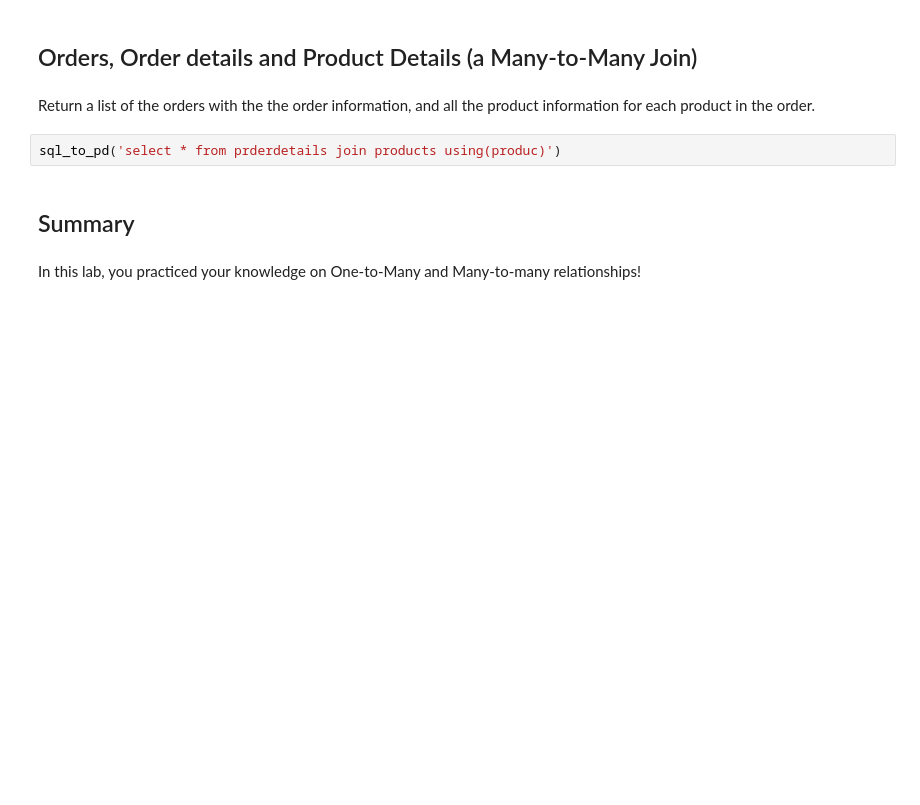
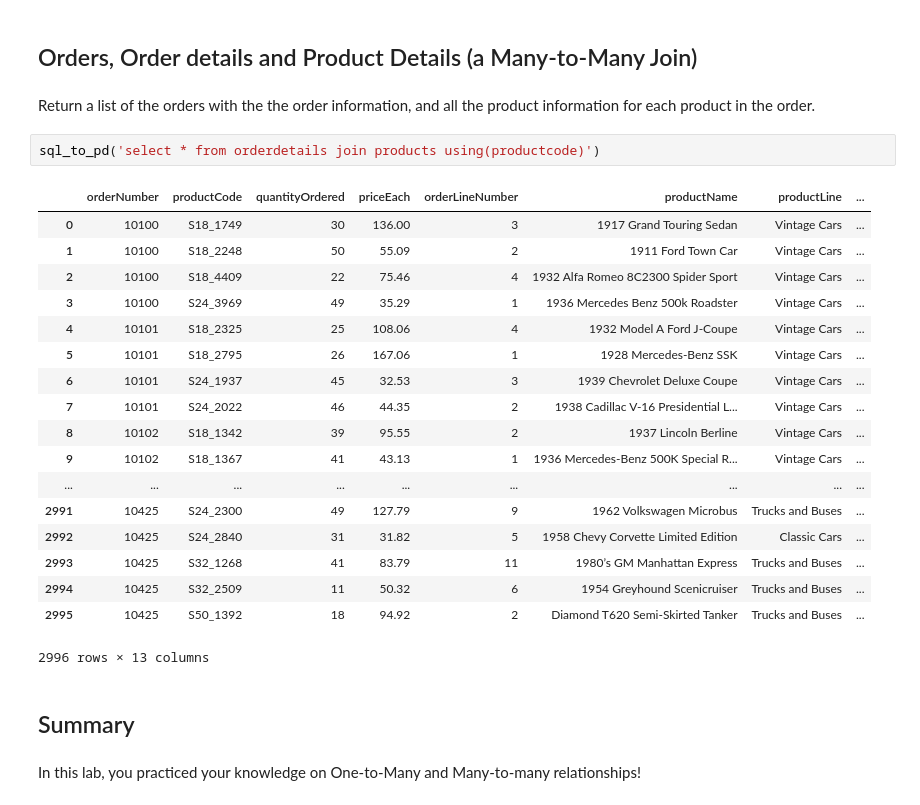
Before and after one commit to dlm6693/dsc-1-05-13-one-to-many-and-many-to-many-joins-lab-nyc-ds-career-031119, a Jupyter notebook: index.ipynb, the cells around one changed output. Cells and saved outputs as stored; diff of their text form; blank space fills up the shorter version.

```diff
--- a/index.ipynb
+++ b/index.ipynb
@@ -58,7 +58,26 @@ sql_to_pd('select * from orders join orderdetails using(orderNumber);').head()
 # %% [markdown]
 Return a list of the orders with the the order information, and all the product information for each product in the order.
 # %%
-sql_to_pd('select * from prderdetails join products using(produc)')
+sql_to_pd('select * from orderdetails join products using(productcode)')
+# %% [output]
+|  | orderNumber | productCode | quantityOrdered | priceEach | orderLineNumber | productName | productLine | ... |
+| 0 | 10100 | S18_1749 | 30 | 136.00 | 3 | 1917 Grand Touring Sedan | Vintage Cars | ... |
+| 1 | 10100 | S18_2248 | 50 | 55.09 | 2 | 1911 Ford Town Car | Vintage Cars | ... |
+| 2 | 10100 | S18_4409 | 22 | 75.46 | 4 | 1932 Alfa Romeo 8C2300 Spider Sport | Vintage Cars | ... |
+| 3 | 10100 | S24_3969 | 49 | 35.29 | 1 | 1936 Mercedes Benz 500k Roadster | Vintage Cars | ... |
+| 4 | 10101 | S18_2325 | 25 | 108.06 | 4 | 1932 Model A Ford J-Coupe | Vintage Cars | ... |
+| 5 | 10101 | S18_2795 | 26 | 167.06 | 1 | 1928 Mercedes-Benz SSK | Vintage Cars | ... |
+| 6 | 10101 | S24_1937 | 45 | 32.53 | 3 | 1939 Chevrolet Deluxe Coupe | Vintage Cars | ... |
+| 7 | 10101 | S24_2022 | 46 | 44.35 | 2 | 1938 Cadillac V-16 Presidential L... | Vintage Cars | ... |
+| 8 | 10102 | S18_1342 | 39 | 95.55 | 2 | 1937 Lincoln Berline | Vintage Cars | ... |
+| 9 | 10102 | S18_1367 | 41 | 43.13 | 1 | 1936 Mercedes-Benz 500K Special R... | Vintage Cars | ... |
+| ... | ... | ... | ... | ... | ... | ... | ... | ... |
+| 2991 | 10425 | S24_2300 | 49 | 127.79 | 9 | 1962 Volkswagen Microbus | Trucks and Buses | ... |
+| 2992 | 10425 | S24_2840 | 31 | 31.82 | 5 | 1958 Chevy Corvette Limited Edition | Classic Cars | ... |
+| 2993 | 10425 | S32_1268 | 41 | 83.79 | 11 | 1980’s GM Manhattan Express | Trucks and Buses | ... |
+| 2994 | 10425 | S32_2509 | 11 | 50.32 | 6 | 1954 Greyhound Scenicruiser | Trucks and Buses | ... |
+| 2995 | 10425 | S50_1392 | 18 | 94.92 | 2 | Diamond T620 Semi-Skirted Tanker | Trucks and Buses | ... |
+2996 rows × 13 columns
 # %% [markdown]
 ## Summary
 # %% [markdown]
```
